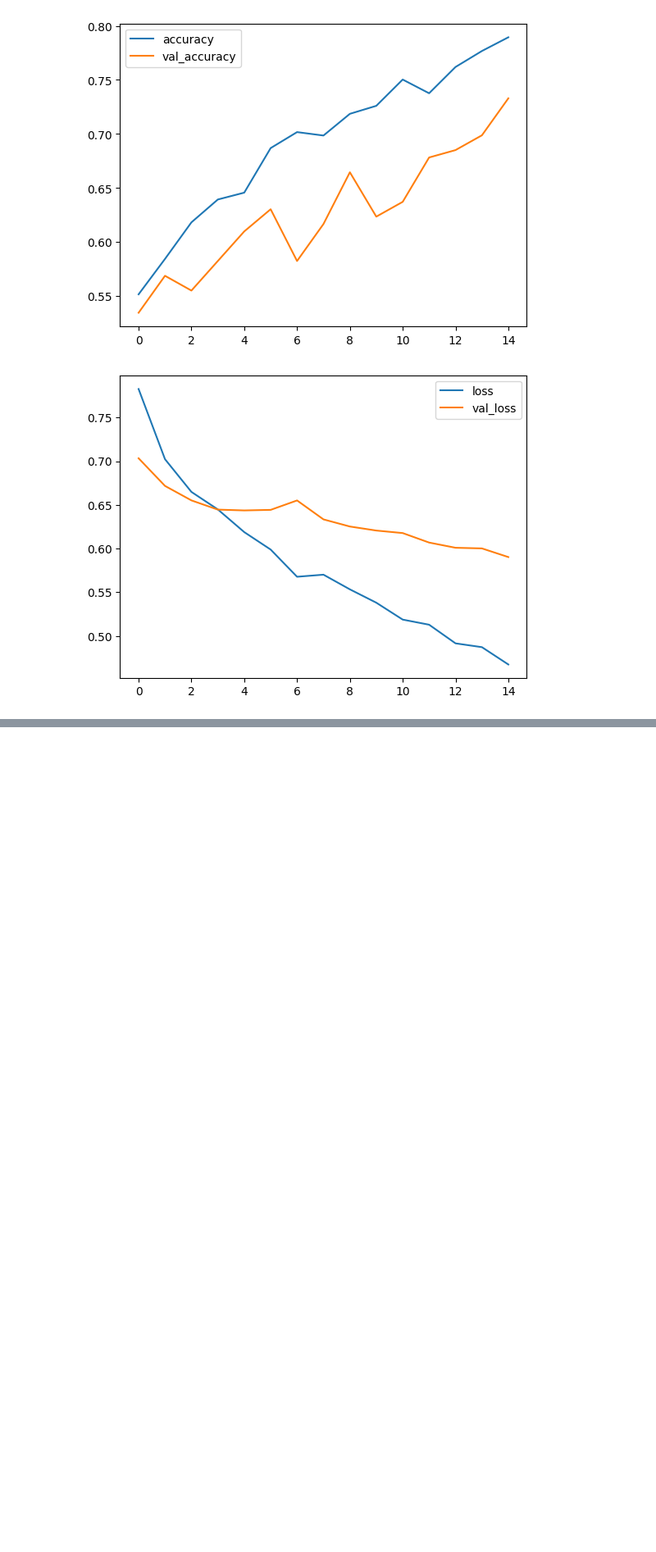
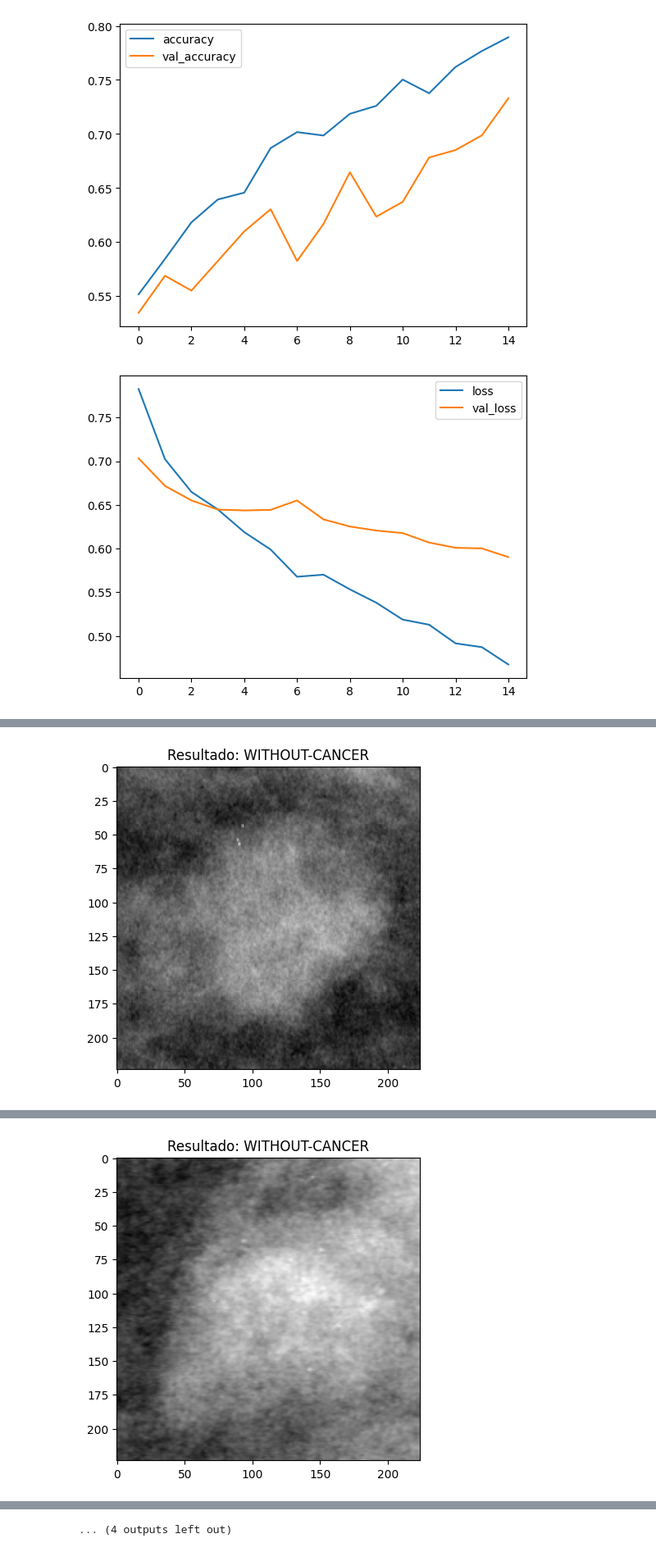
Before and after one commit to Vaftir/Breast-Cancer-Detection-AI-System, a Jupyter notebook: TCC2_MODELS.ipynb, the cells around one changed output, grey strips where cells are left out. Shown at 82% size. Drawn from its saved outputs; the diff is of its cells as text; code cells hidden in the pictures; blank space fills up the shorter version.

```diff
--- a/TCC2_MODELS.ipynb
+++ b/TCC2_MODELS.ipynb
@@ -920,0 +419,9 @@ modelo = Sequential(
+# %%
+
+# pegando 10 cminhos aliatorios para predição e moreando o resultado
+all_test_paths = glob.glob('DATASETS/TESTING/*/*.jpg')
+for i in range(8):
+    img_path=random.choice(all_test_paths)
+    print(img_path)
+    predicao(modelo_op, img_path)
+# %% [output]
@@ -920,0 +430 @@ modelo = Sequential(
+[figure, added]
@@ -920,0 +433 @@ modelo = Sequential(
+[figure, added]
@@ -920,0 +446 @@ modelo = Sequential(
+... (4 outputs left out)
```
Also changed, not shown: parts of 52 cells of this notebook.
